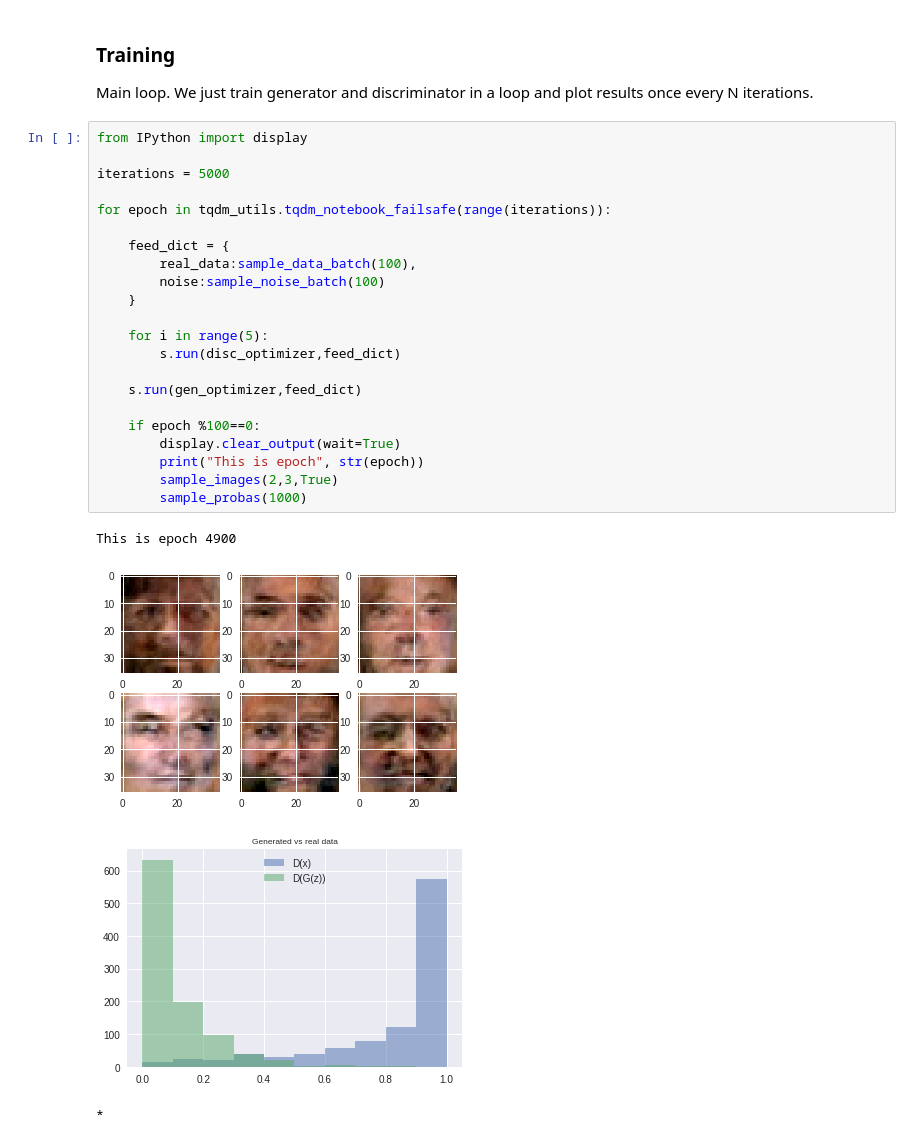
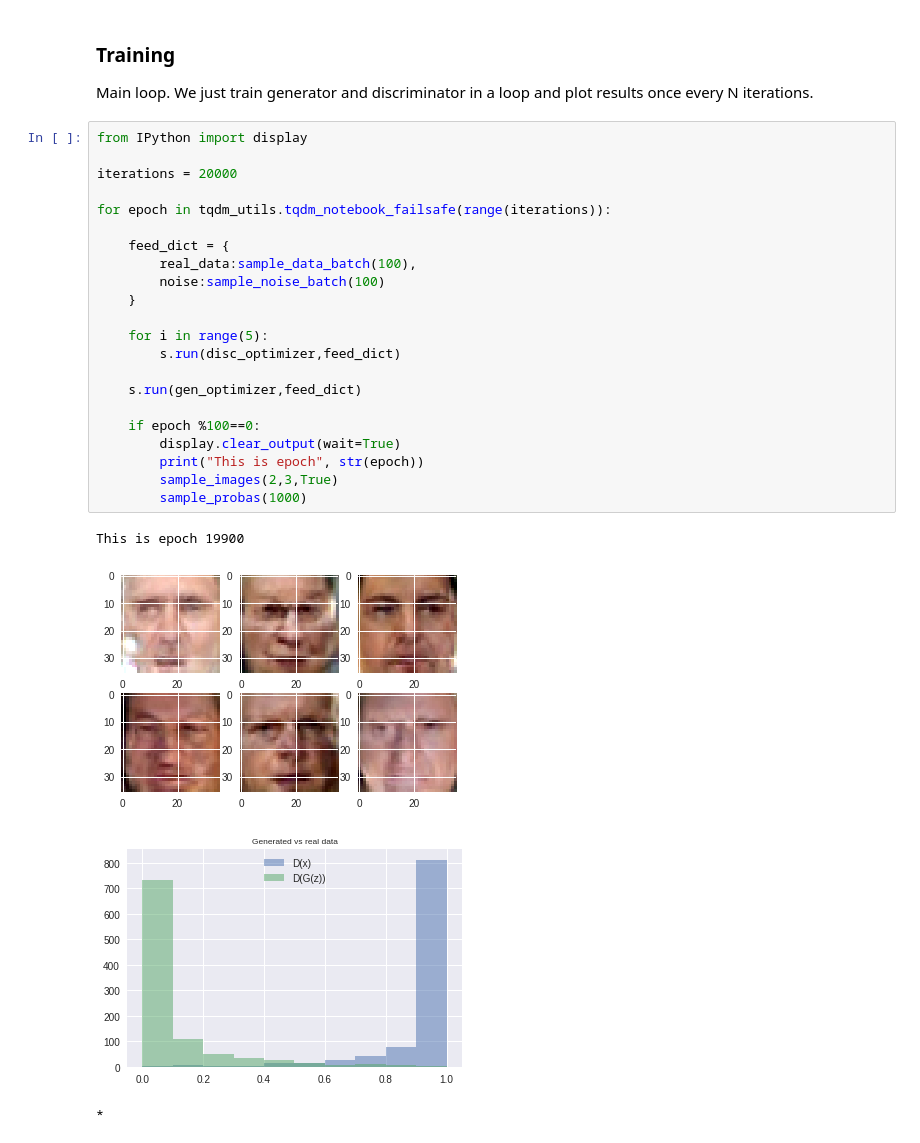
Before and after one commit to ndbastian/Coursera-Advanced-Machine-Learning, a Jupyter notebook: 1-intro-to-dl/week4/Adversarial_task.ipynb, the cells around one changed output. Cells and saved outputs as stored; diff of their text form.

```diff
--- a/1-intro-to-dl/week4/Adversarial_task.ipynb
+++ b/1-intro-to-dl/week4/Adversarial_task.ipynb
@@ -289,29 +288,29 @@ We just train generator and discriminator in a loop and plot results once every
 # %%
 from IPython import display
 
-iterations = 5000
+iterations = 20000
 
 for epoch in tqdm_utils.tqdm_notebook_failsafe(range(iterations)):
 
     feed_dict = {
         real_data:sample_data_batch(100),
         noise:sample_noise_batch(100)
     }
 
     for i in range(5):
         s.run(disc_optimizer,feed_dict)
 
     s.run(gen_optimizer,feed_dict)
 
     if epoch %100==0:
         display.clear_output(wait=True)
         print("This is epoch", str(epoch))
         sample_images(2,3,True)
         sample_probas(1000)
 # %% [output]
-This is epoch 4900
+This is epoch 19900
-[figure, old version]
+[figure, new version]
-[figure, old version]
+[figure, new version]
 *
 # %%
 from submit_honor import submit_honor
```
Also changed, not shown: parts of 4 cells of this notebook.
